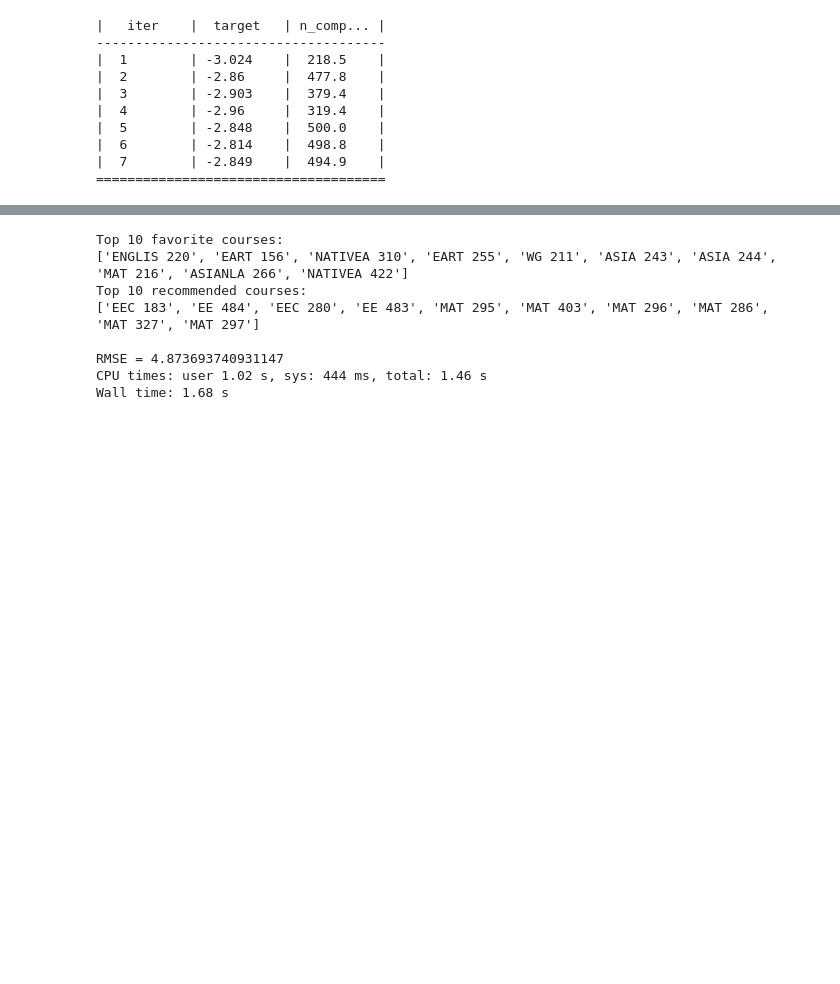
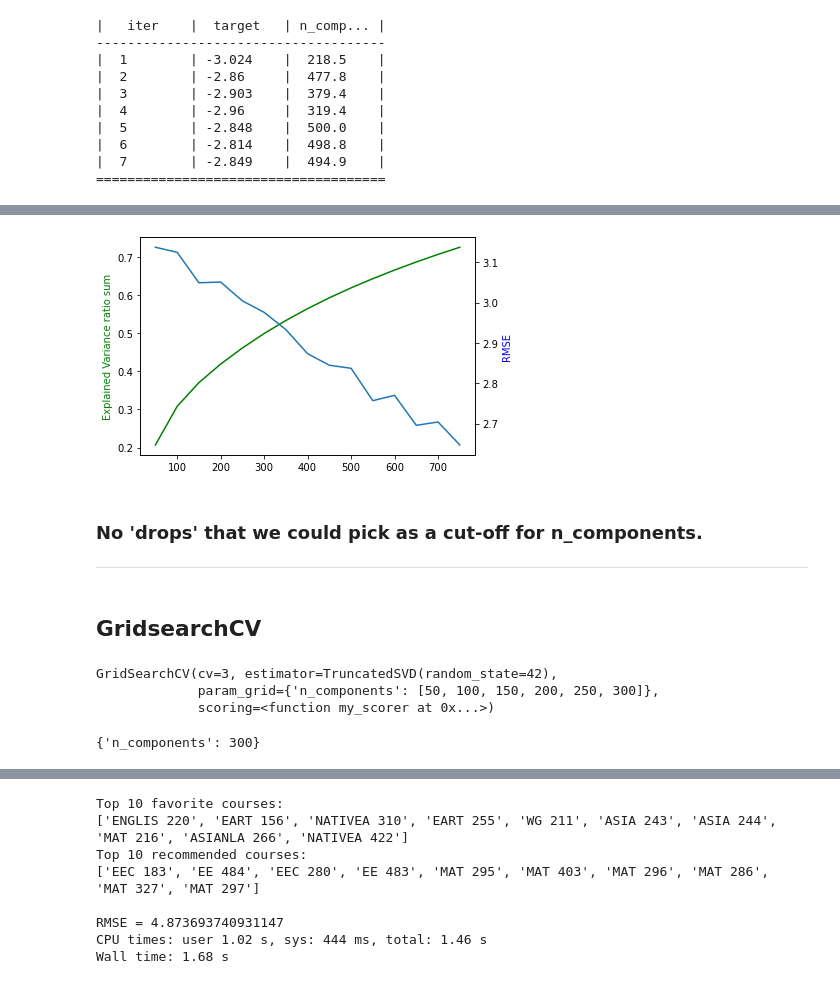
Before and after one commit to yessie-kim/classeek, a Jupyter notebook: collab_filtering.ipynb, the cells around one changed output, grey strips where cells are left out. Cells and saved outputs as stored; diff of their text form; code cells hidden in the pictures; blank space fills up the shorter version.

```diff
--- a/collab_filtering.ipynb
+++ b/collab_filtering.ipynb
@@ -330,0 +495,9 @@ optimizer.maximize(
+# %%
+n = np.arange(50, 500, 50)
+avg_ev_list = []
+avg_rmse_list = []
+for num in n:
+    avg_ev, avg_rmse = svd_var(df, num, top_n = 10, random_state=42)
+    avg_ev_list.append(avg_ev)
+    avg_rmse_list.append(avg_rmse)
+    print("n_components: ",num, " Explained variance sum: ", avg_ev, ' RMSE: ', avg_rmse)
@@ -330,0 +514,7 @@ optimizer.maximize(
+# %%
+n = np.arange(500, 800, 50)
+for num in n:
+    avg_ev, avg_rmse = svd_var(df, num, top_n = 10, random_state=42)
+    avg_ev_list.append(avg_ev)
+    avg_rmse_list.append(avg_rmse)
+    print("n_components: ",num, " Explained variance sum: ", avg_ev, ' RMSE: ', avg_rmse)
@@ -330,0 +531,20 @@ optimizer.maximize(
+# %%
+import matplotlib.pyplot as plt
+import seaborn as sns
+fig, ax1 = plt.subplots()
+
+x = np.arange(50, 800, 50)
+ax1.plot(x, avg_ev_list, color = 'green')
+ax1.set_ylabel('Explained Variance ratio sum', color = 'green')
+ax2 = ax1.twinx()
+ax2.plot(x, avg_rmse_list)
+ax2.set_ylabel('RMSE', color = 'blue')
+plt.show()
+# %% [output]
+[figure, added]
+# %% [markdown]
+### No 'drops' that we could pick as a cut-off for n_components.
+
+--------
+# %% [markdown]
+## GridsearchCV
@@ -330,0 +591,19 @@ optimizer.maximize(
+# %%
+from sklearn.model_selection import GridSearchCV
+from sklearn.metrics import  make_scorer
+
+new_df = pd.pivot_table(df, values = 'Rating', index = 'student_id', columns = 'Subject/Catalog').fillna(0)
+data = csr_matrix(new_df)
+svd = TruncatedSVD(random_state = 42)
+#scorer = make_scorer(my_scorer, greater_is_better = False)
+param_grid = {'n_components':[50, 100, 150, 200, 250, 300]}
+gs = GridSearchCV(svd, param_grid, scoring=my_scorer, cv=3)
+gs.fit(data)
+# %% [output]
+GridSearchCV(cv=3, estimator=TruncatedSVD(random_state=42),
+             param_grid={'n_components': [50, 100, 150, 200, 250, 300]},
+             scoring=<function my_scorer at 0x...>)
+# %%
+gs.best_params_
+# %% [output]
+{'n_components': 300}
```
Also changed, not shown: parts of 18 cells of this notebook.
